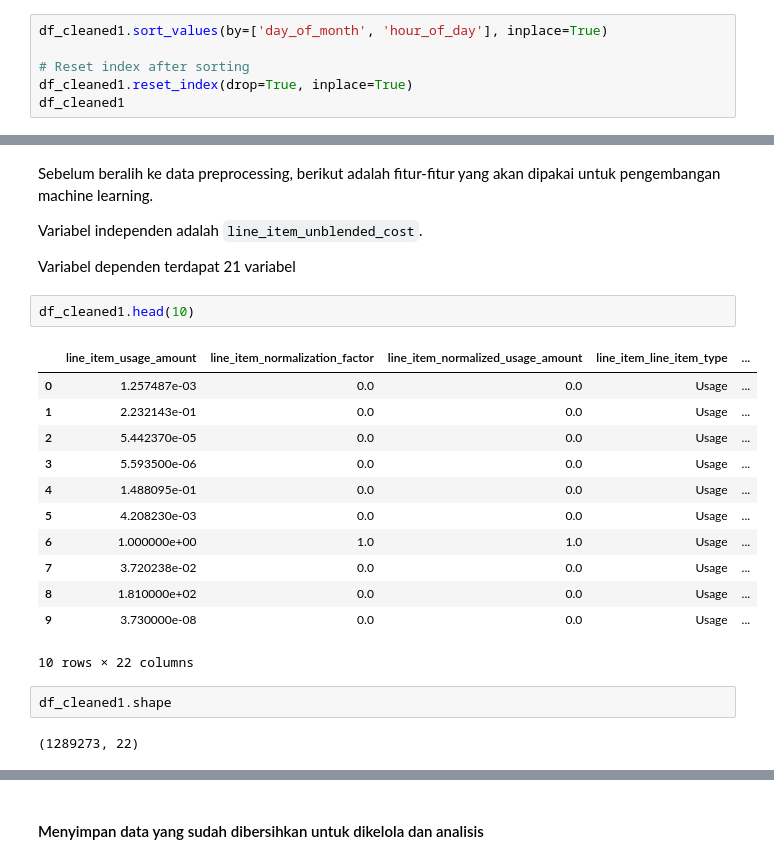
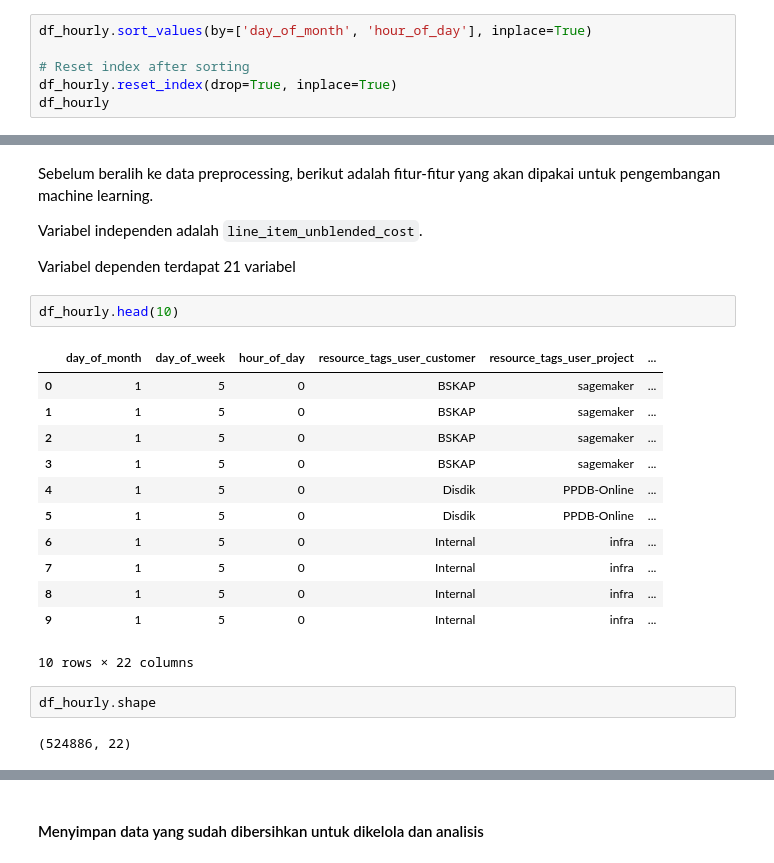
Before and after one commit to diyangraditya/thesis, a Jupyter notebook: Notebooks/copy-main.ipynb, the cells around one changed output, grey strips where cells are left out. Drawn from its saved outputs; the diff is of its cells as text.

```diff
--- a/Notebooks/copy-main.ipynb
+++ b/Notebooks/copy-main.ipynb
@@ -826,11 +807,11 @@ detail kolom `day_of_months` : tanggal
 
 detail kolom `hour_of_day` : jam
 # %%
-df_cleaned1.sort_values(by=['day_of_month', 'hour_of_day'], inplace=True)
+df_hourly.sort_values(by=['day_of_month', 'hour_of_day'], inplace=True)
 
 # Reset index after sorting
-df_cleaned1.reset_index(drop=True, inplace=True)
-df_cleaned1
+df_hourly.reset_index(drop=True, inplace=True)
+df_hourly
 # %% [output]
 |  | line_item_usage_amount | line_item_normalization_factor | line_item_normalized_usage_amount | line_item_line_item_type | ... |
 | 0 | 1.257487e-03 | 0.0 | 0.0 | Usage | ... |
@@ -852,21 +833,21 @@ Variabel independen adalah `line_item_unblended_cost`.
 
 Variabel dependen terdapat 21 variabel
 # %%
-df_cleaned1.head(10)
+df_hourly.head(10)
 # %% [output]
-|  | line_item_usage_amount | line_item_normalization_factor | line_item_normalized_usage_amount | line_item_line_item_type | ... |
-| 0 | 1.257487e-03 | 0.0 | 0.0 | Usage | ... |
-| 1 | 2.232143e-01 | 0.0 | 0.0 | Usage | ... |
-| 2 | 5.442370e-05 | 0.0 | 0.0 | Usage | ... |
-| 3 | 5.593500e-06 | 0.0 | 0.0 | Usage | ... |
-| 4 | 1.488095e-01 | 0.0 | 0.0 | Usage | ... |
-| 5 | 4.208230e-03 | 0.0 | 0.0 | Usage | ... |
-| 6 | 1.000000e+00 | 1.0 | 1.0 | Usage | ... |
-| 7 | 3.720238e-02 | 0.0 | 0.0 | Usage | ... |
-| 8 | 1.810000e+02 | 0.0 | 0.0 | Usage | ... |
-| 9 | 3.730000e-08 | 0.0 | 0.0 | Usage | ... |
+|  | day_of_month | day_of_week | hour_of_day | resource_tags_user_customer | resource_tags_user_project | ... |
+| 0 | 1 | 5 | 0 | BSKAP | sagemaker | ... |
+| 1 | 1 | 5 | 0 | BSKAP | sagemaker | ... |
+| 2 | 1 | 5 | 0 | BSKAP | sagemaker | ... |
+| 3 | 1 | 5 | 0 | BSKAP | sagemaker | ... |
+| 4 | 1 | 5 | 0 | Disdik | PPDB-Online | ... |
+| 5 | 1 | 5 | 0 | Disdik | PPDB-Online | ... |
+| 6 | 1 | 5 | 0 | Internal | infra | ... |
+| 7 | 1 | 5 | 0 | Internal | infra | ... |
+| 8 | 1 | 5 | 0 | Internal | infra | ... |
+| 9 | 1 | 5 | 0 | Internal | infra | ... |
 10 rows × 22 columns
 # %%
-df_cleaned1.shape
+df_hourly.shape
 # %% [output]
-(1289273, 22)
+(524886, 22)
```
Also changed, not shown: parts of 17 cells of this notebook.
